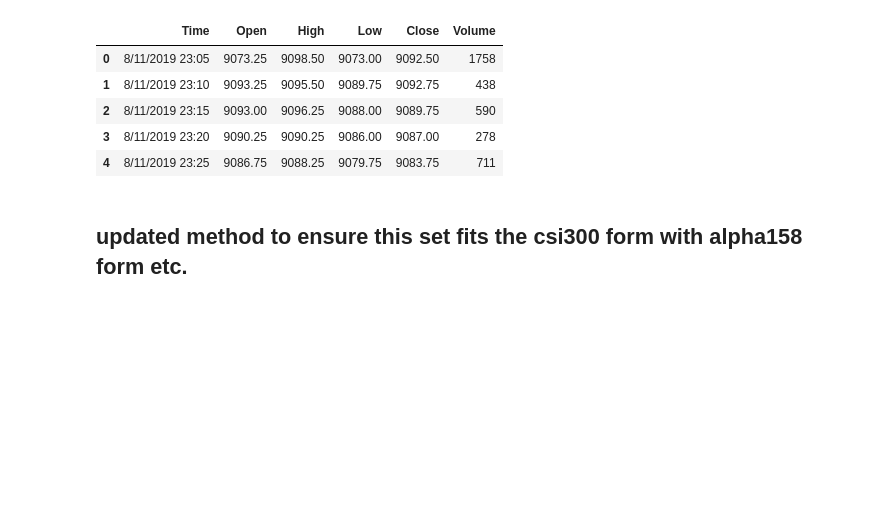
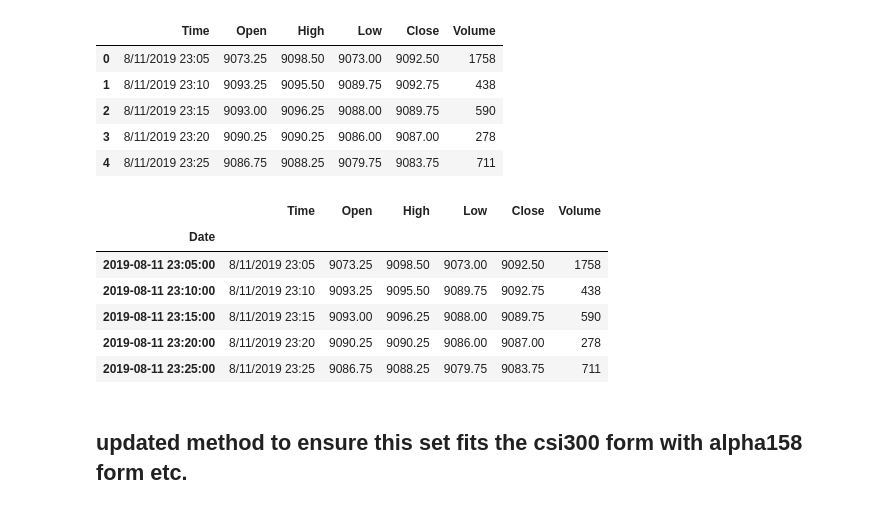
Before and after one commit to amirani18/ReMASTER, a Jupyter notebook: data_processing/data_scraping.ipynb, the cells around one changed output. Saved outputs shown, nothing was run; the diff lists cells and outputs as text; code cells hidden in the pictures; blank space fills up the shorter version.

```diff
--- a/data_processing/data_scraping.ipynb
+++ b/data_processing/data_scraping.ipynb
@@ -28,6 +28,23 @@ data.head()
 | 2 | 8/11/2019 23:15 | 9093.00 | 9096.25 | 9088.00 | 9089.75 | 590 |
 | 3 | 8/11/2019 23:20 | 9090.25 | 9090.25 | 9086.00 | 9087.00 | 278 |
 | 4 | 8/11/2019 23:25 | 9086.75 | 9088.25 | 9079.75 | 9083.75 | 711 |
+# %%
+# 1. Convert 'Date' to datetime format
+data['Date'] = pd.to_datetime(data['Time'])
+
+# Set 'Date' as the index for time-based operations
+data.set_index('Date', inplace=True)
+
+# Verify the structure (no need to drop 'Time', as it's part of the index now)
+data.head()
+# %% [output]
+|  | Time | Open | High | Low | Close | Volume |
+| Date |  |  |  |  |  |  |
+| 2019-08-11 23:05:00 | 8/11/2019 23:05 | 9073.25 | 9098.50 | 9073.00 | 9092.50 | 1758 |
+| 2019-08-11 23:10:00 | 8/11/2019 23:10 | 9093.25 | 9095.50 | 9089.75 | 9092.75 | 438 |
+| 2019-08-11 23:15:00 | 8/11/2019 23:15 | 9093.00 | 9096.25 | 9088.00 | 9089.75 | 590 |
+| 2019-08-11 23:20:00 | 8/11/2019 23:20 | 9090.25 | 9090.25 | 9086.00 | 9087.00 | 278 |
+| 2019-08-11 23:25:00 | 8/11/2019 23:25 | 9086.75 | 9088.25 | 9079.75 | 9083.75 | 711 |
 # %% [markdown]
 ## updated method to ensure this set fits the csi300 form with alpha158 form etc.
 # %%
```
Also changed, not shown: parts of 5 cells of this notebook, 5 other files.
